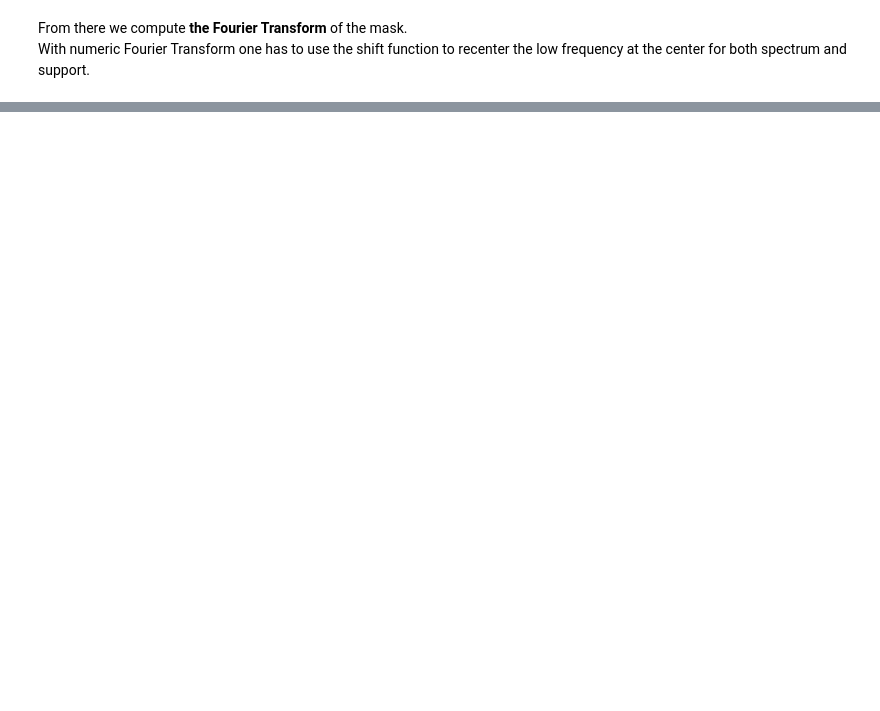
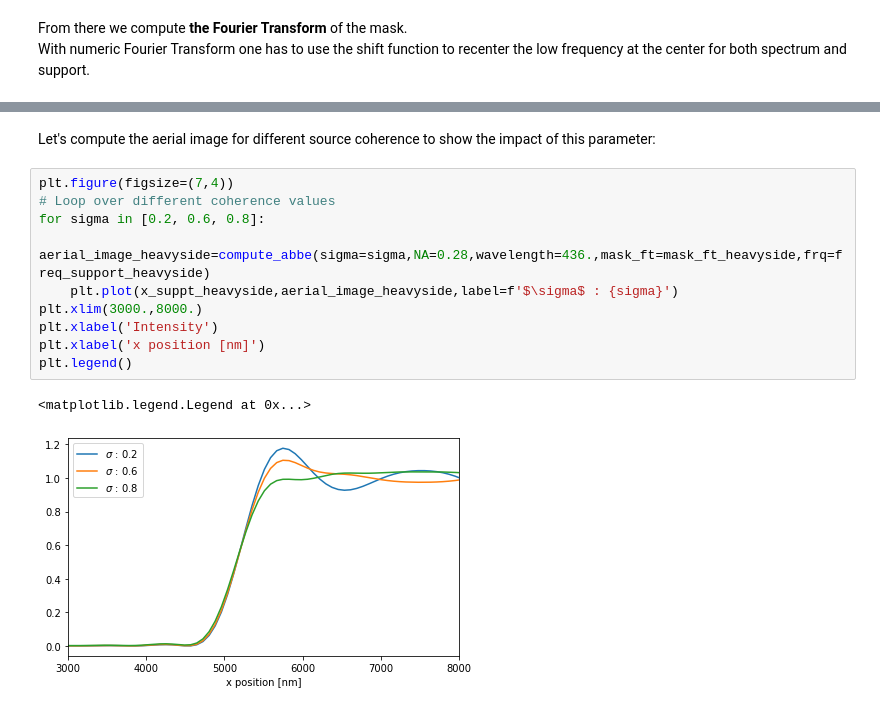
Before and after one commit to pierremifasol/Lithography-Simulation, a Jupyter notebook: Lithography.ipynb, the cells around one changed output, grey strips where cells are left out. Cells and saved outputs as stored; diff of their text form; blank space fills up the shorter version.

```diff
--- a/Lithography.ipynb
+++ b/Lithography.ipynb
@@ -114,0 +257,15 @@ $$I(x,y)=\iiiint_{\infty}^{-\infty}TCC(f',g';f'',g'')\tilde{O}(f',g')\tilde{O}^{
+# %% [markdown]
+Let's compute the aerial image for different source coherence to show the impact of this parameter:
+# %%
+plt.figure(figsize=(7,4))
+# Loop over different coherence values
+for sigma in [0.2, 0.6, 0.8]:
+    aerial_image_heavyside=compute_abbe(sigma=sigma,NA=0.28,wavelength=436.,mask_ft=mask_ft_heavyside,frq=freq_support_heavyside)
+    plt.plot(x_suppt_heavyside,aerial_image_heavyside,label=f'$\sigma$ : {sigma}')
+plt.xlim(3000.,8000.)
+plt.xlabel('Intensity')
+plt.xlabel('x position [nm]')
+plt.legend()
+# %% [output]
+<matplotlib.legend.Legend at 0x...>
+[figure, added]
```
Also changed, not shown: parts of 37 cells of this notebook.
